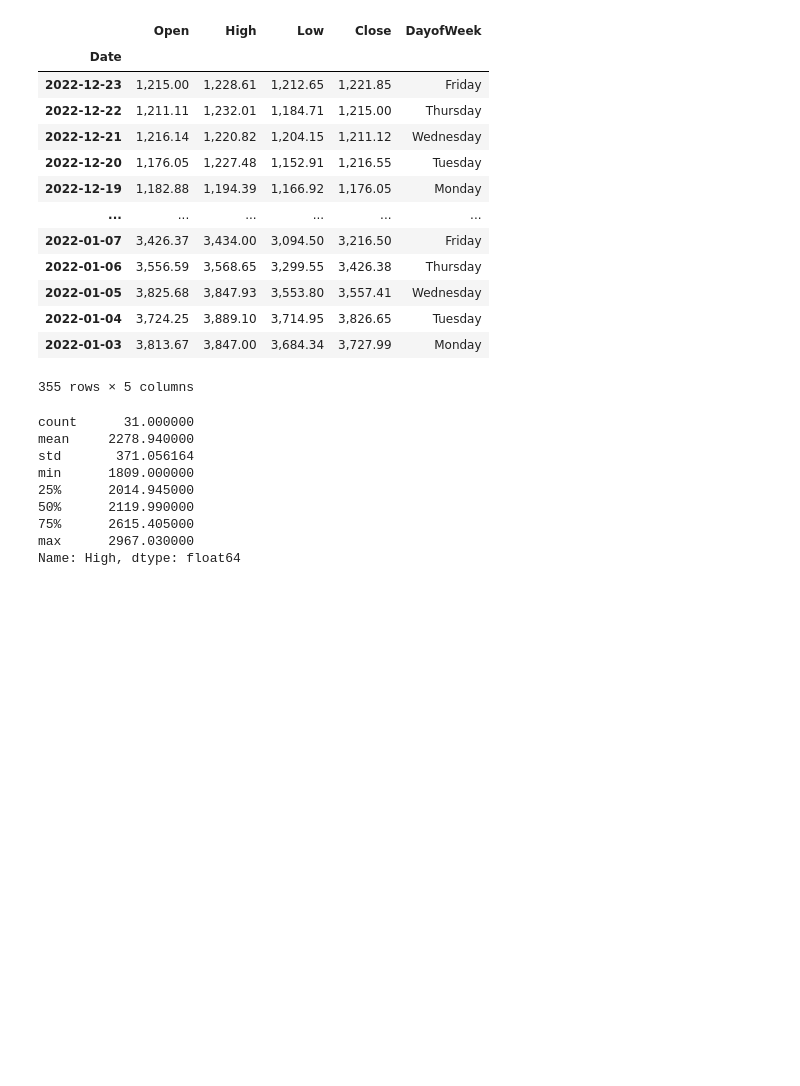
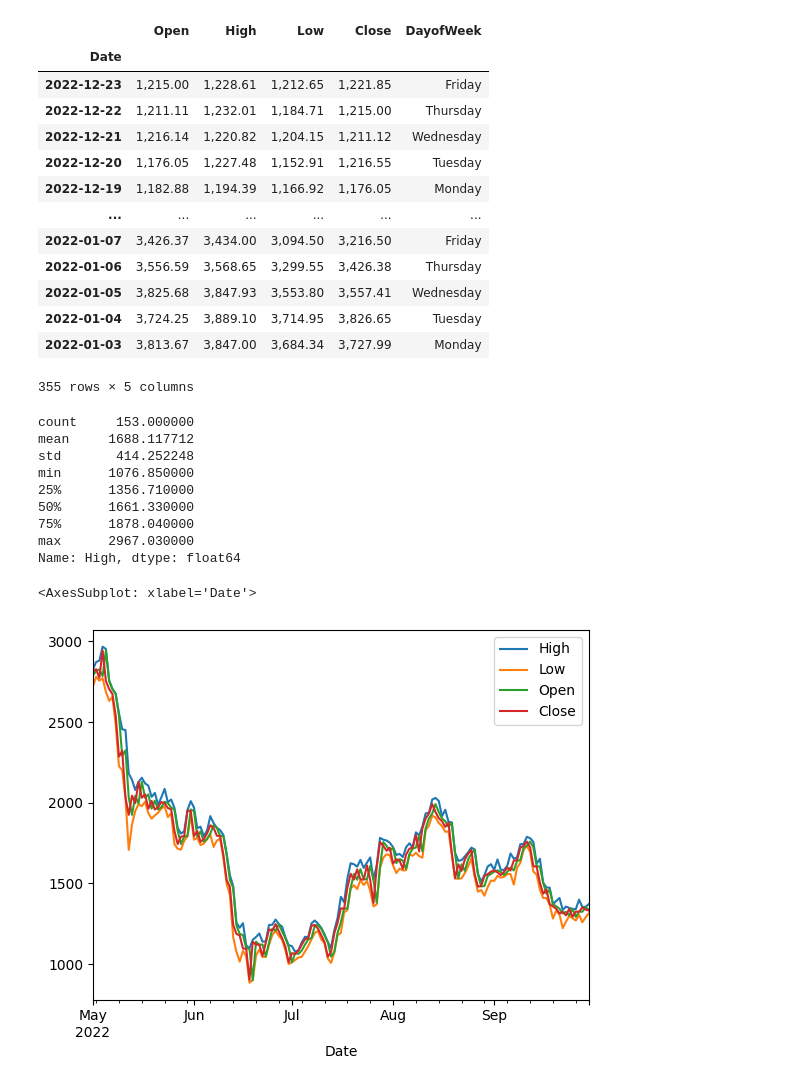
Before and after one commit to MohamoudAli12/PythonCodes, a Jupyter notebook: Data/datetimeanalysis.ipynb, the cells around one changed output. Saved outputs shown, nothing was run; the diff lists cells and outputs as text; code cells hidden in the pictures; blank space fills up the shorter version.

```diff
--- a/Data/datetimeanalysis.ipynb
+++ b/Data/datetimeanalysis.ipynb
@@ -104,14 +104,14 @@ df['Open'] = df['Open'].apply(lambda x: pd.to_numeric(x.replace(',', '')))
 df['High'] = df['High'].apply(lambda x: pd.to_numeric(x.replace(',', '')))
 # %%
 
-df.loc['2022-05']['High'].describe()
+df.loc['2022-05':'2022-09']['High'].describe()
 # %% [output]
-count      31.000000
-mean     2278.940000
-std       371.056164
-min      1809.000000
-25%      2014.945000
-50%      2119.990000
-75%      2615.405000
+count     153.000000
+mean     1688.117712
+std       414.252248
+min      1076.850000
+25%      1356.710000
+50%      1661.330000
+75%      1878.040000
 max      2967.030000
 Name: High, dtype: float64
@@ -117,0 +120,5 @@ Name: High, dtype: float64
+# %%
+df.loc['2022-05':'2022-09'][['High','Low','Open','Close']].plot()
+# %% [output]
+<AxesSubplot: xlabel='Date'>
+[figure, added]
```
Also changed, not shown: parts of 1 cell of this notebook, 5 other files.
